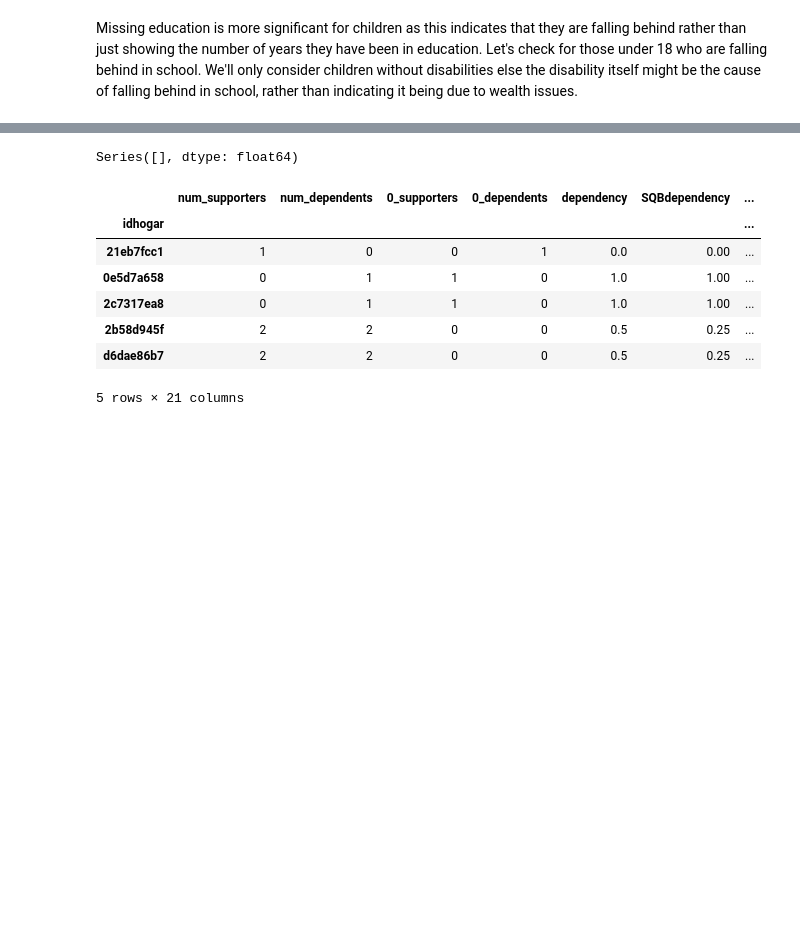
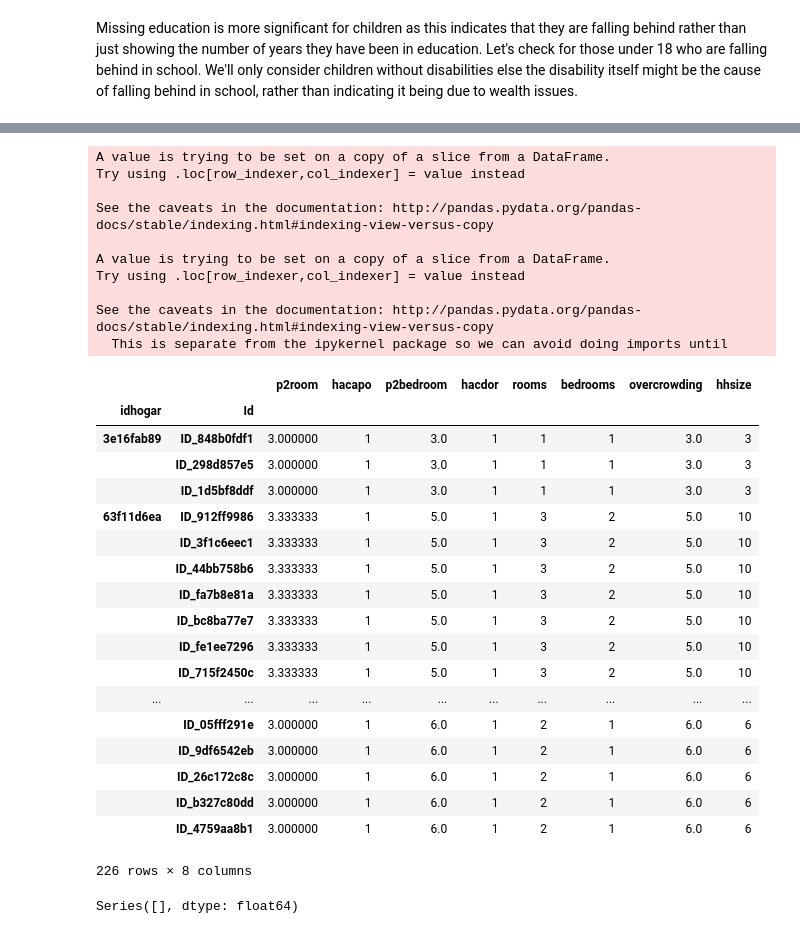
Before and after one commit to hello-klol/kaggle_poverty_prediction, a Jupyter notebook: 015 Create Additional Features.ipynb, the cells around one changed output, grey strips where cells are left out. Saved outputs shown, nothing was run; the diff lists cells and outputs as text; code cells hidden in the pictures; blank space fills up the shorter version.

```diff
--- a/015 Create Additional Features.ipynb
+++ b/015 Create Additional Features.ipynb
@@ -107,16 +155,40 @@ hh_df['rez_esc_f'] = hh_df['rez_esc_f'].fillna(0)
+# %%
+overcrowded = df[df['hacapo']==1]
+overcrowded['p2room'] = overcrowded['hhsize']/overcrowded['rooms']
+overcrowded['p2bedroom'] = overcrowded['hhsize']/overcrowded['bedrooms']
+overcrowded[['p2room','hacapo','p2bedroom','hacdor','rooms','bedrooms','overcrowding','hhsize']]
+# %% [output]
+A value is trying to be set on a copy of a slice from a DataFrame.
+Try using .loc[row_indexer,col_indexer] = value instead
+
+See the caveats in the documentation: http://pandas.pydata.org/pandas-docs/stable/indexing.html#indexing-view-versus-copy
+
+A value is trying to be set on a copy of a slice from a DataFrame.
+Try using .loc[row_indexer,col_indexer] = value instead
+
+See the caveats in the documentation: http://pandas.pydata.org/pandas-docs/stable/indexing.html#indexing-view-versus-copy
+  This is separate from the ipykernel package so we can avoid doing imports until
+|  |  | p2room | hacapo | p2bedroom | hacdor | rooms | bedrooms | overcrowding | hhsize |
+| idhogar | Id |  |  |  |  |  |  |  |  |
+| 3e16fab89 | ID_848b0fdf1 | 3.000000 | 1 | 3.0 | 1 | 1 | 1 | 3.0 | 3 |
+|  | ID_298d857e5 | 3.000000 | 1 | 3.0 | 1 | 1 | 1 | 3.0 | 3 |
+|  | ID_1d5bf8ddf | 3.000000 | 1 | 3.0 | 1 | 1 | 1 | 3.0 | 3 |
+| 63f11d6ea | ID_912ff9986 | 3.333333 | 1 | 5.0 | 1 | 3 | 2 | 5.0 | 10 |
+|  | ID_3f1c6eec1 | 3.333333 | 1 | 5.0 | 1 | 3 | 2 | 5.0 | 10 |
+|  | ID_44bb758b6 | 3.333333 | 1 | 5.0 | 1 | 3 | 2 | 5.0 | 10 |
+|  | ID_fa7b8e81a | 3.333333 | 1 | 5.0 | 1 | 3 | 2 | 5.0 | 10 |
+|  | ID_bc8ba77e7 | 3.333333 | 1 | 5.0 | 1 | 3 | 2 | 5.0 | 10 |
+|  | ID_fe1ee7296 | 3.333333 | 1 | 5.0 | 1 | 3 | 2 | 5.0 | 10 |
+|  | ID_715f2450c | 3.333333 | 1 | 5.0 | 1 | 3 | 2 | 5.0 | 10 |
+| ... | ... | ... | ... | ... | ... | ... | ... | ... | ... |
+|  | ID_05fff291e | 3.000000 | 1 | 6.0 | 1 | 2 | 1 | 6.0 | 6 |
+|  | ID_9df6542eb | 3.000000 | 1 | 6.0 | 1 | 2 | 1 | 6.0 | 6 |
+|  | ID_26c172c8c | 3.000000 | 1 | 6.0 | 1 | 2 | 1 | 6.0 | 6 |
+|  | ID_b327c80dd | 3.000000 | 1 | 6.0 | 1 | 2 | 1 | 6.0 | 6 |
+|  | ID_4759aa8b1 | 3.000000 | 1 | 6.0 | 1 | 2 | 1 | 6.0 | 6 |
+226 rows × 8 columns
 # %%
 nulls = hh_df.isnull().sum(axis=0)
 nulls[nulls!=0]/len(hh_df)
 # %% [output]
 Series([], dtype: float64)
-# %%
-hh_df.head()
-# %% [output]
-|  | num_supporters | num_dependents | 0_supporters | 0_dependents | dependency | SQBdependency | ... |
-| idhogar |  |  |  |  |  |  | ... |
-| 21eb7fcc1 | 1 | 0 | 0 | 1 | 0.0 | 0.00 | ... |
-| 0e5d7a658 | 0 | 1 | 1 | 0 | 1.0 | 1.00 | ... |
-| 2c7317ea8 | 0 | 1 | 1 | 0 | 1.0 | 1.00 | ... |
-| 2b58d945f | 2 | 2 | 0 | 0 | 0.5 | 0.25 | ... |
-| d6dae86b7 | 2 | 2 | 0 | 0 | 0.5 | 0.25 | ... |
-5 rows × 21 columns
```
Also changed, not shown: parts of 21 cells of this notebook, 4 other files.
